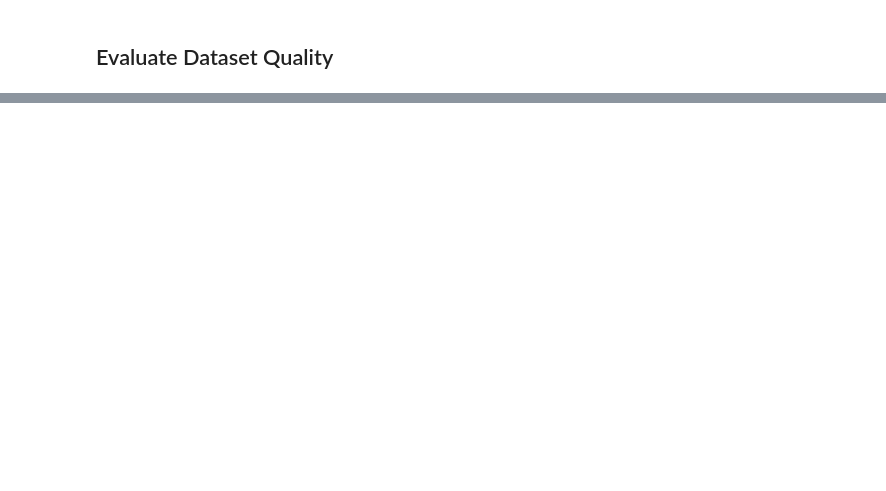
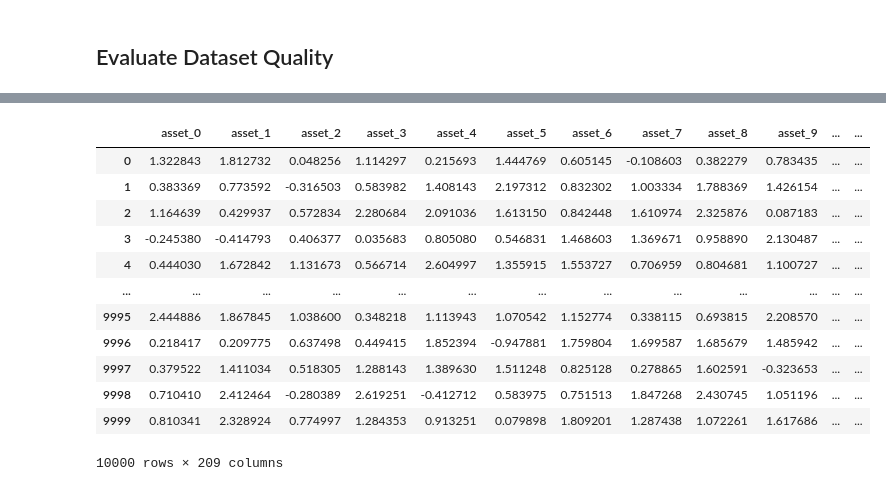
Before and after one commit to chrischia06/neural-network-derivative-pricing, a Jupyter notebook: examples/BasketBachelierDataset.ipynb, the cells around one changed output, grey strips where cells are left out. Cells and saved outputs as stored; diff of their text form; code cells hidden in the pictures; blank space fills up the shorter version.

```diff
--- a/examples/BasketBachelierDataset.ipynb
+++ b/examples/BasketBachelierDataset.ipynb
@@ -79,5 +79,21 @@ print(np.std(X_df["basket"]) / np.sqrt(params["T1"]), sigma)
 # %%
 X_df_train = pd.read_csv("datasets/bachelier_train.csv")
+# %%
+X_df_
+# %% [output]
+|  | asset_0 | asset_1 | asset_2 | asset_3 | asset_4 | asset_5 | asset_6 | asset_7 | asset_8 | asset_9 | ... | ... |
+| 0 | 1.322843 | 1.812732 | 0.048256 | 1.114297 | 0.215693 | 1.444769 | 0.605145 | -0.108603 | 0.382279 | 0.783435 | ... | ... |
+| 1 | 0.383369 | 0.773592 | -0.316503 | 0.583982 | 1.408143 | 2.197312 | 0.832302 | 1.003334 | 1.788369 | 1.426154 | ... | ... |
+| 2 | 1.164639 | 0.429937 | 0.572834 | 2.280684 | 2.091036 | 1.613150 | 0.842448 | 1.610974 | 2.325876 | 0.087183 | ... | ... |
+| 3 | -0.245380 | -0.414793 | 0.406377 | 0.035683 | 0.805080 | 0.546831 | 1.468603 | 1.369671 | 0.958890 | 2.130487 | ... | ... |
+| 4 | 0.444030 | 1.672842 | 1.131673 | 0.566714 | 2.604997 | 1.355915 | 1.553727 | 0.706959 | 0.804681 | 1.100727 | ... | ... |
+| ... | ... | ... | ... | ... | ... | ... | ... | ... | ... | ... | ... | ... |
+| 9995 | 2.444886 | 1.867845 | 1.038600 | 0.348218 | 1.113943 | 1.070542 | 1.152774 | 0.338115 | 0.693815 | 2.208570 | ... | ... |
+| 9996 | 0.218417 | 0.209775 | 0.637498 | 0.449415 | 1.852394 | -0.947881 | 1.759804 | 1.699587 | 1.685679 | 1.485942 | ... | ... |
+| 9997 | 0.379522 | 1.411034 | 0.518305 | 1.288143 | 1.389630 | 1.511248 | 0.825128 | 0.278865 | 1.602591 | -0.323653 | ... | ... |
+| 9998 | 0.710410 | 2.412464 | -0.280389 | 2.619251 | -0.412712 | 0.583975 | 0.751513 | 1.847268 | 2.430745 | 1.051196 | ... | ... |
+| 9999 | 0.810341 | 2.328924 | 0.774997 | 1.284353 | 0.913251 | 0.079898 | 1.809201 | 1.287438 | 1.072261 | 1.617686 | ... | ... |
+10000 rows × 209 columns
 # %%
 sns.scatterplot(X_df["basket"], X_df["call_analytic"])
 intrinsic_val = np.maximum(X_df["basket"] - 1.0, 0)
```
Also changed, not shown: parts of 4 cells of this notebook, 48 other files.
